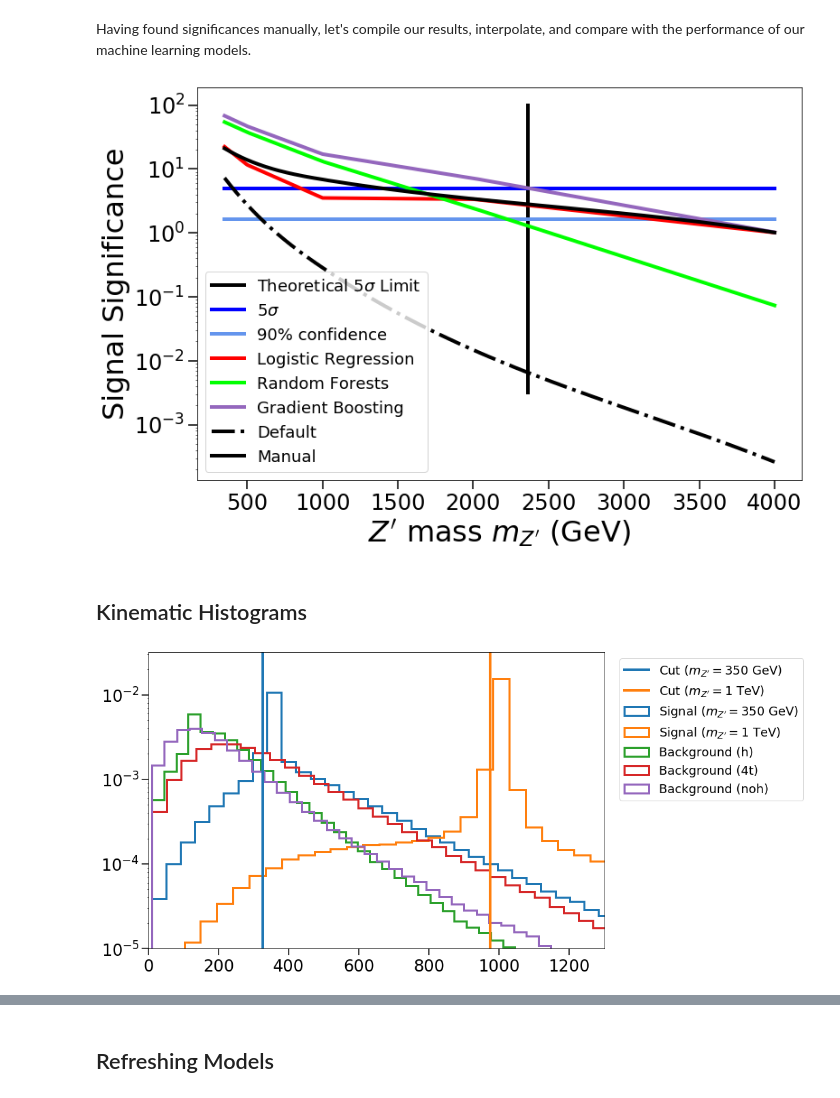
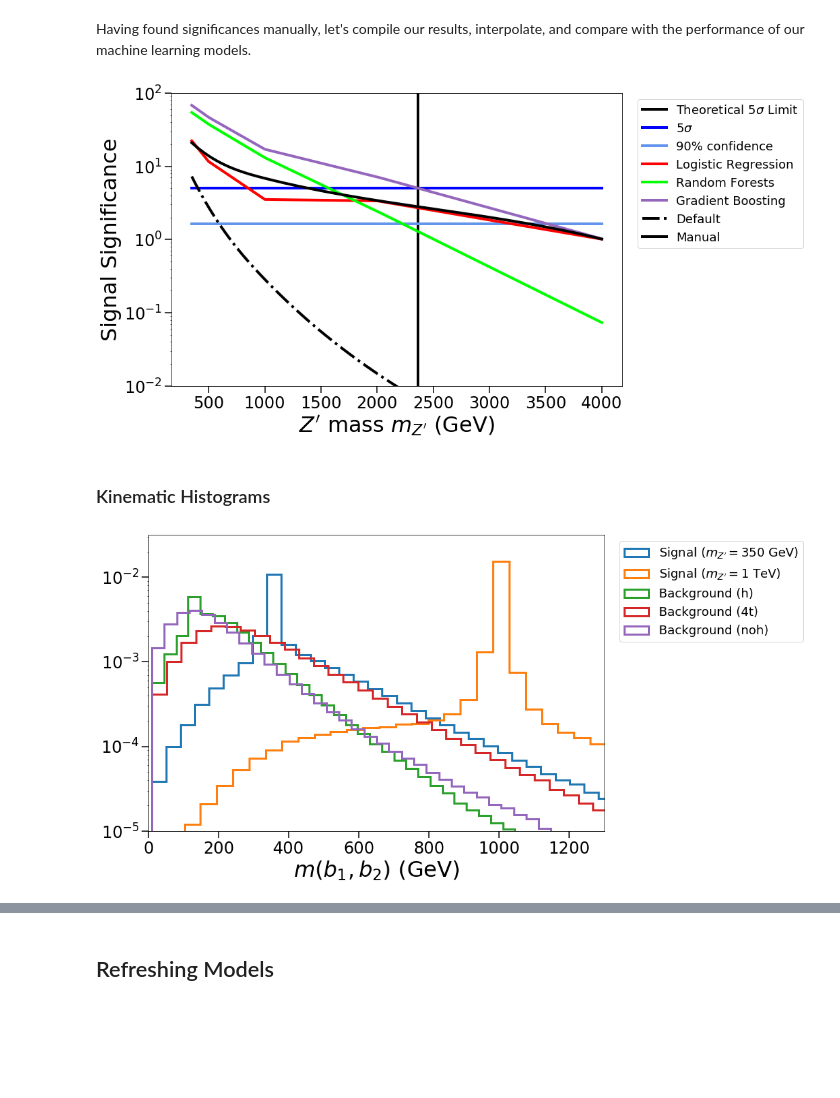
Before and after one commit to sheride/bcml4pheno, a Jupyter notebook: full_example.ipynb, the cells around one changed output, grey strips where cells are left out. Saved outputs shown, nothing was run; the diff lists cells and outputs as text; code cells hidden in the pictures; blank space fills up the shorter version.

Commit message:
misc additions to example

```diff
--- a/full_example.ipynb
+++ b/full_example.ipynb
@@ -1587,48 +1659,57 @@ manual_opt_sigs_f = scipy.interpolate.interp1d(masses, np.log10(manual_opt_sigs)
 import matplotlib.pyplot as plt
 
 with plt.rc_context(get_settings()):
     plt.plot([max_mass for i in range(2)], np.logspace(-2.5, 2, 2), label=r'Theoretical $5\sigma$ Limit', c='black')
     plt.plot(sample_masses, [5 for m in sample_masses], label=r'5$\sigma$', c='blue')
     plt.plot(sample_masses, [1.645 for m in sample_masses], label=r'90% confidence', c='cornflowerblue')
     plt.plot(
         sample_masses, [10**logreg_opt_sigs_sepbg_f(m) for m in sample_masses],
         label='Logistic Regression',
         c='red')
     plt.plot(
         sample_masses, [10**randforest_opt_sigs_sepbg_f(m) for m in sample_masses],
         label='Random Forests',
         c='lime')
     plt.plot(
         sample_masses, [10**xgradboost_opt_sigs_sepbg_f(m) for m in sample_masses],
         label='Gradient Boosting',
         c='tab:purple')
     plt.plot(
         sample_masses, [10**manual_default_sigs_f(m) for m in sample_masses],
         label='Default',
         c='black', linestyle='-.')
     plt.plot(
         sample_masses, [10**manual_opt_sigs_f(m) for m in sample_masses],
         label='Manual',
         c='black')
     plt.ylabel('Signal Significance');
     plt.xlabel(r"$Z'$ mass $m_{Z'}$ (GeV)");
     plt.yscale('log')
-    plt.legend()
+    plt.ylim(10**-2, 10**2)
+    plt.legend(bbox_to_anchor=(1.02,1), loc="upper left")
+    plt.savefig('./images/full_example/all_models_manual_sigs', dpi=200, bbox_inches='tight')
 # %% [output]
-[figure, old version]
+[figure, new version]
 # %% [markdown]
-## Kinematic Histograms
+### Kinematic Histograms
 # %%
+include_cuts = False
 with plt.rc_context(get_settings()):
     plt.hist(signal_data[0][:,names.index('M b1 b2')], density=True, bins=100, histtype='step', log=True, linewidth=3, label=r"Signal ($m_{Z'} = 350$ GeV)");
     plt.hist(signal_data[2][:,names.index('M b1 b2')], density=True, bins=100, histtype='step', log=True, linewidth=3, label=r"Signal ($m_{Z'} = 1$ TeV)");
     for bg_data, name in zip(background_data, filename_bgs):
         plt.hist(bg_data[:,names.index('M b1 b2')], density=True, bins=100, histtype='step', log=True, linewidth=3, label=f"Background ({name})");
-    plt.plot([325]*2, [10**-5, 10**3], label=r"Cut ($m_{Z'} = 350$ GeV)", c='tab:blue')
-    plt.plot([975]*2, [10**-5, 10**3], label=r"Cut ($m_{Z'} = 1$ TeV)", c='tab:orange')
+    if include_cuts:
+        plt.plot([325]*2, [10**-5, 10**3], label=r"Cut ($m_{Z'} = 350$ GeV)", c='tab:blue')
+        plt.plot([975]*2, [10**-5, 10**3], label=r"Cut ($m_{Z'} = 1$ TeV)", c='tab:orange')
     plt.xlim(0,1300)
     plt.ylim(10**-5,10**-1.5)
     plt.legend(bbox_to_anchor=(1.02,1), loc="upper left")
+    plt.xlabel(r'$m(b_1, b_2)$ (GeV)')
+    if include_cuts:
+        plt.savefig('./images/full_example/mb1b2_with_cuts', dpi=200, bbox_inches='tight')
+    else:
+        plt.savefig('./images/full_example/mb1b2', dpi=200, bbox_inches='tight')
 # %% [output]
-[figure, old version]
+[figure, new version]
 # %%
```
Also changed, not shown: parts of 32 cells of this notebook, 37 other files.
